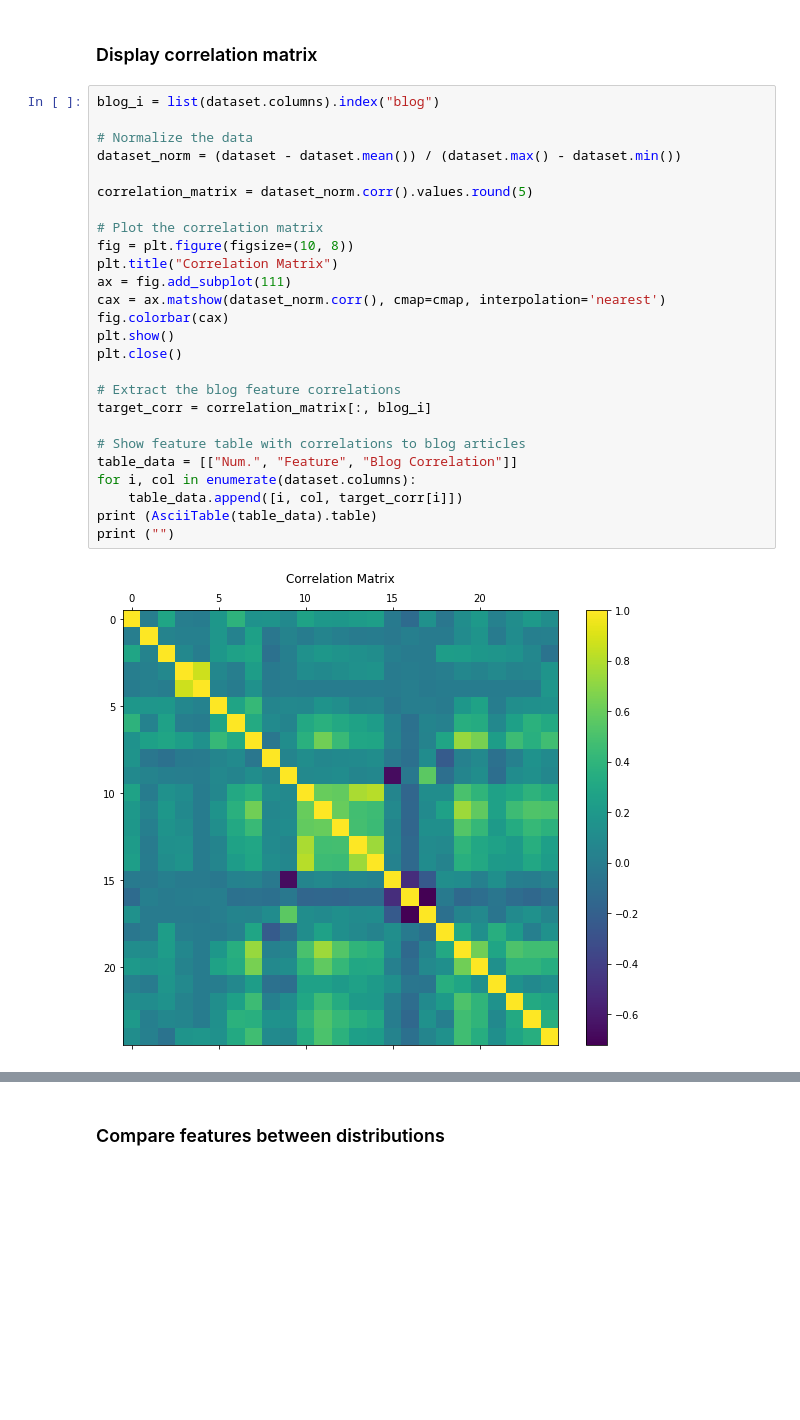
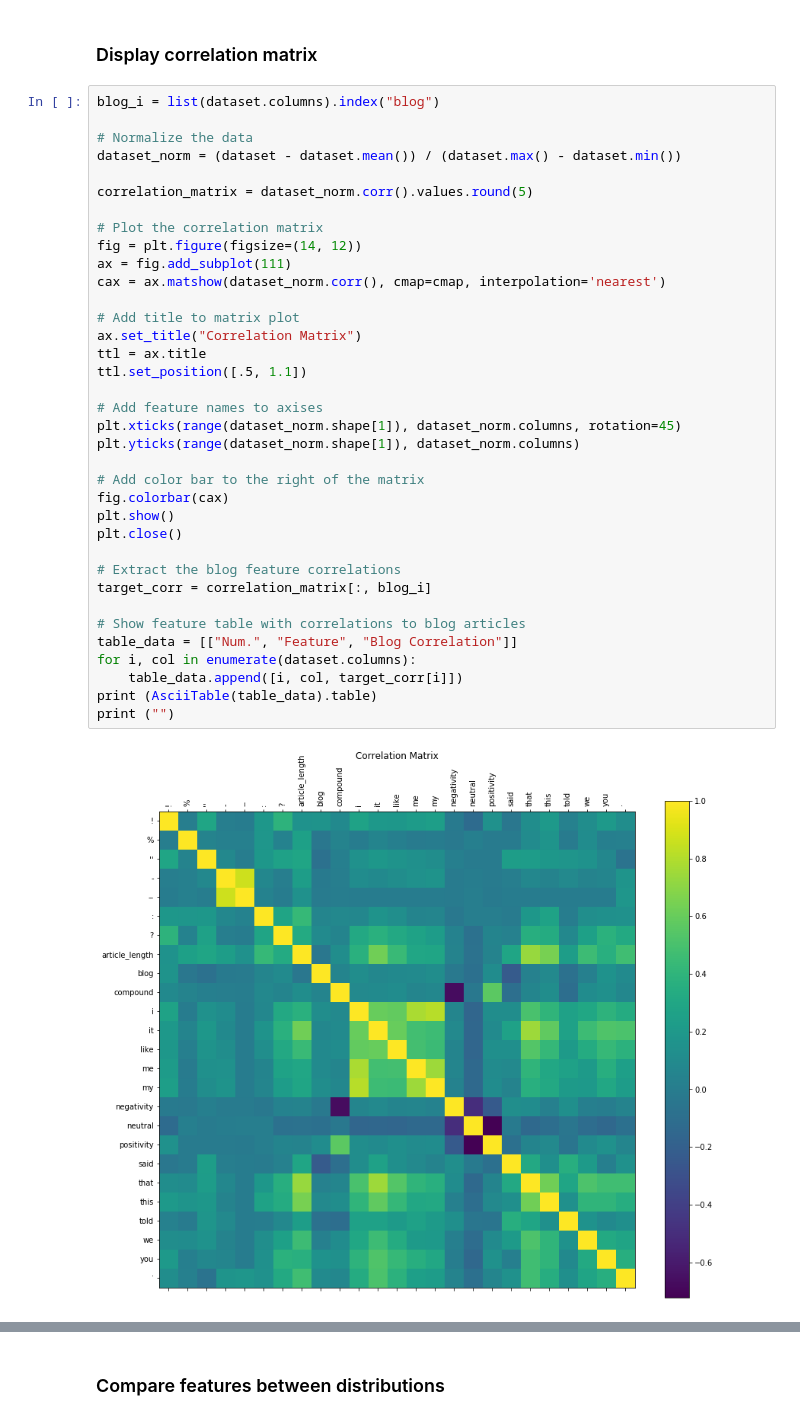
Before and after one commit to eriklindernoren/PFTA-Final-Assignment, a Jupyter notebook: visualize_data.ipynb, the cells around one changed output, grey strips where cells are left out. Cells and saved outputs as stored; diff of their text form; blank space fills up the shorter version.

```diff
--- a/visualize_data.ipynb
+++ b/visualize_data.ipynb
@@ -24,31 +24,41 @@ dataset = pd.read_pickle('data/dataset')
 # %%
 blog_i = list(dataset.columns).index("blog")
 
 # Normalize the data
 dataset_norm = (dataset - dataset.mean()) / (dataset.max() - dataset.min())
 
 correlation_matrix = dataset_norm.corr().values.round(5)
 
 # Plot the correlation matrix
-fig = plt.figure(figsize=(10, 8))
-plt.title("Correlation Matrix")
+fig = plt.figure(figsize=(14, 12))
 ax = fig.add_subplot(111)
 cax = ax.matshow(dataset_norm.corr(), cmap=cmap, interpolation='nearest')
+
+# Add title to matrix plot
+ax.set_title("Correlation Matrix")
+ttl = ax.title
+ttl.set_position([.5, 1.1])
+
+# Add feature names to axises
+plt.xticks(range(dataset_norm.shape[1]), dataset_norm.columns, rotation=45)
+plt.yticks(range(dataset_norm.shape[1]), dataset_norm.columns)
+
+# Add color bar to the right of the matrix
 fig.colorbar(cax)
 plt.show()
 plt.close()
 
 # Extract the blog feature correlations
 target_corr = correlation_matrix[:, blog_i]
 
 # Show feature table with correlations to blog articles
 table_data = [["Num.", "Feature", "Blog Correlation"]]
 for i, col in enumerate(dataset.columns):
     table_data.append([i, col, target_corr[i]])
 print (AsciiTable(table_data).table)
 print ("")
 # %% [output]
-[figure, old version]
+[figure, new version]
 +------+----------------+------------------+
 | Num. | Feature        | Blog Correlation |
 +------+----------------+------------------+
```
Also changed, not shown: parts of 1 cell of this notebook.
